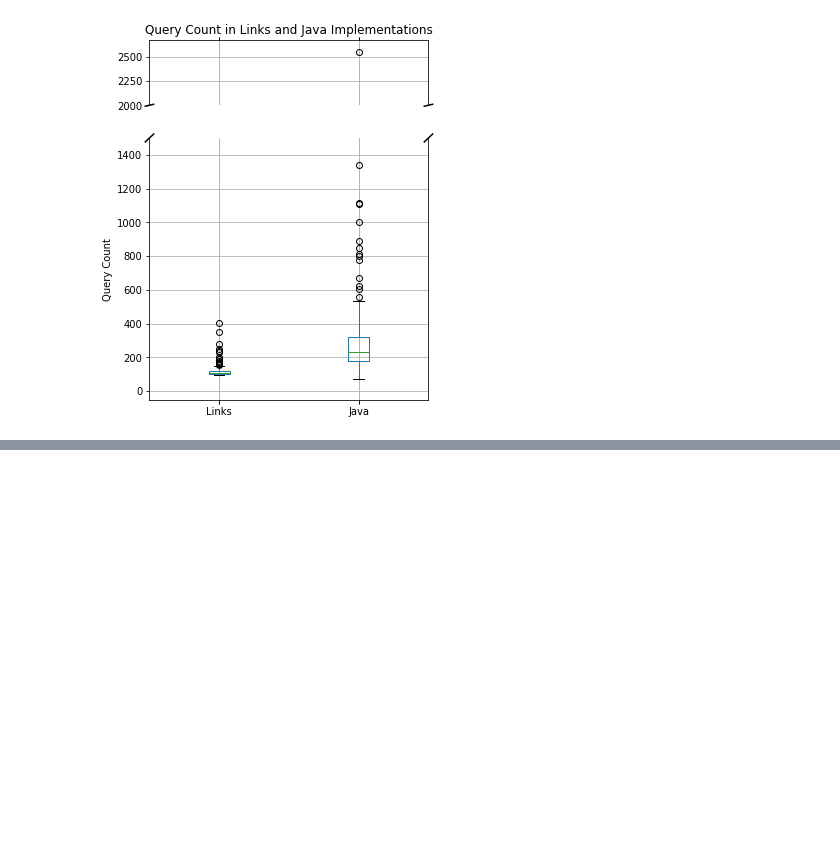
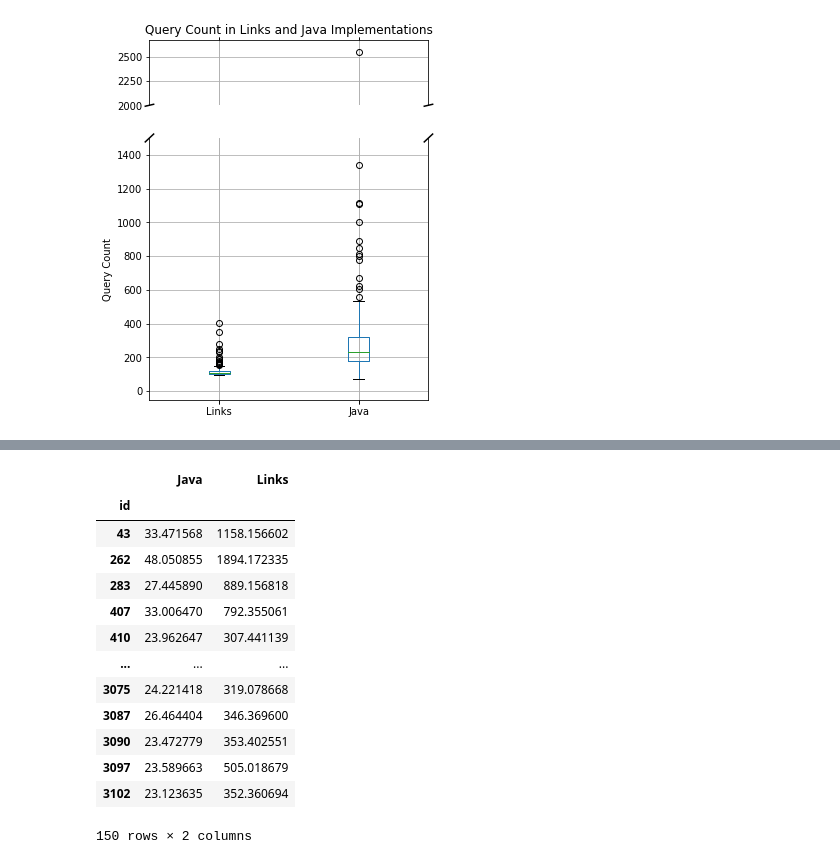
Before and after one commit to SimonJF/skye-gtopdb, a Jupyter notebook: benchmarking/data-analysis/Object Display.ipynb, the cells around one changed output, grey strips where cells are left out. Saved outputs shown, nothing was run; the diff lists cells and outputs as text; code cells hidden in the pictures; blank space fills up the shorter version.

```diff
--- a/benchmarking/data-analysis/Object Display.ipynb
+++ b/benchmarking/data-analysis/Object Display.ipynb
@@ -193,0 +251,51 @@ fig.savefig("objectdisplay_querycount_box.pdf", bbox_inches='tight')
+# %%
+# OK, now let's do it for page build time too
+links_pagebuild_contents = ""
+java_pagebuild_contents = ""
+with open("../results/links_objectdisplay_pagetime.csv", 'r') as f:
+    links_pagebuild_contents = "id,time\n" + f.read()
+with open("../results/java_objectdisplay_pagetime.csv", 'r') as f:
+    java_pagebuild_contents = "id,time\n" + f.read()
+
+links_frame = pandas.read_csv(StringIO(links_pagebuild_contents))
+links_frame['id'] = links_frame['id'].apply(lambda x: strip_urls(LINKS_URL, x))
+links_frame = links_frame.groupby(['id'], as_index = False).mean()
+
+java_frame = pandas.read_csv(StringIO(java_pagebuild_contents))
+java_frame['id'] = java_frame['id'].apply(lambda x: strip_urls(JAVA_URL, x))
+java_frame = java_frame.groupby(['id'], as_index = False).mean()
+# %%
+# Merge the frames on ID column, rename, box plot
+joined = pandas.merge(left=links_frame,right=java_frame, left_on='id', right_on='id')
+joined =\
+    joined.rename(columns={"time_x": "links_pb",\
+                                      "time_y": "java_pb"})
+
+# Now, join with the time frame in order to subtract the query time
+joined = pandas.merge(left=joined_time_frame, right=joined, left_on='id', right_on='id')
+
+links_time = joined.apply(lambda x: x['links_pb'] - x['Links'], axis=1)
+java_time = joined.apply(lambda x: x['java_pb'] - x['Java'], axis=1)
+
+joined = joined.drop(['Links', 'Java', 'links_pb', 'java_pb'], axis=1)
+
+joined.insert(1, 'Links', links_time)
+joined.insert(1, 'Java', java_time)
+
+joined = joined.set_index('id')
+joined
+# %% [output]
+|  | Java | Links |
+| id |  |  |
+| 43 | 33.471568 | 1158.156602 |
+| 262 | 48.050855 | 1894.172335 |
+| 283 | 27.445890 | 889.156818 |
+| 407 | 33.006470 | 792.355061 |
+| 410 | 23.962647 | 307.441139 |
+| ... | ... | ... |
+| 3075 | 24.221418 | 319.078668 |
+| 3087 | 26.464404 | 346.369600 |
+| 3090 | 23.472779 | 353.402551 |
+| 3097 | 23.589663 | 505.018679 |
+| 3102 | 23.123635 | 352.360694 |
+150 rows × 2 columns
```
Also changed, not shown: parts of 5 cells of this notebook, 5 other files.
